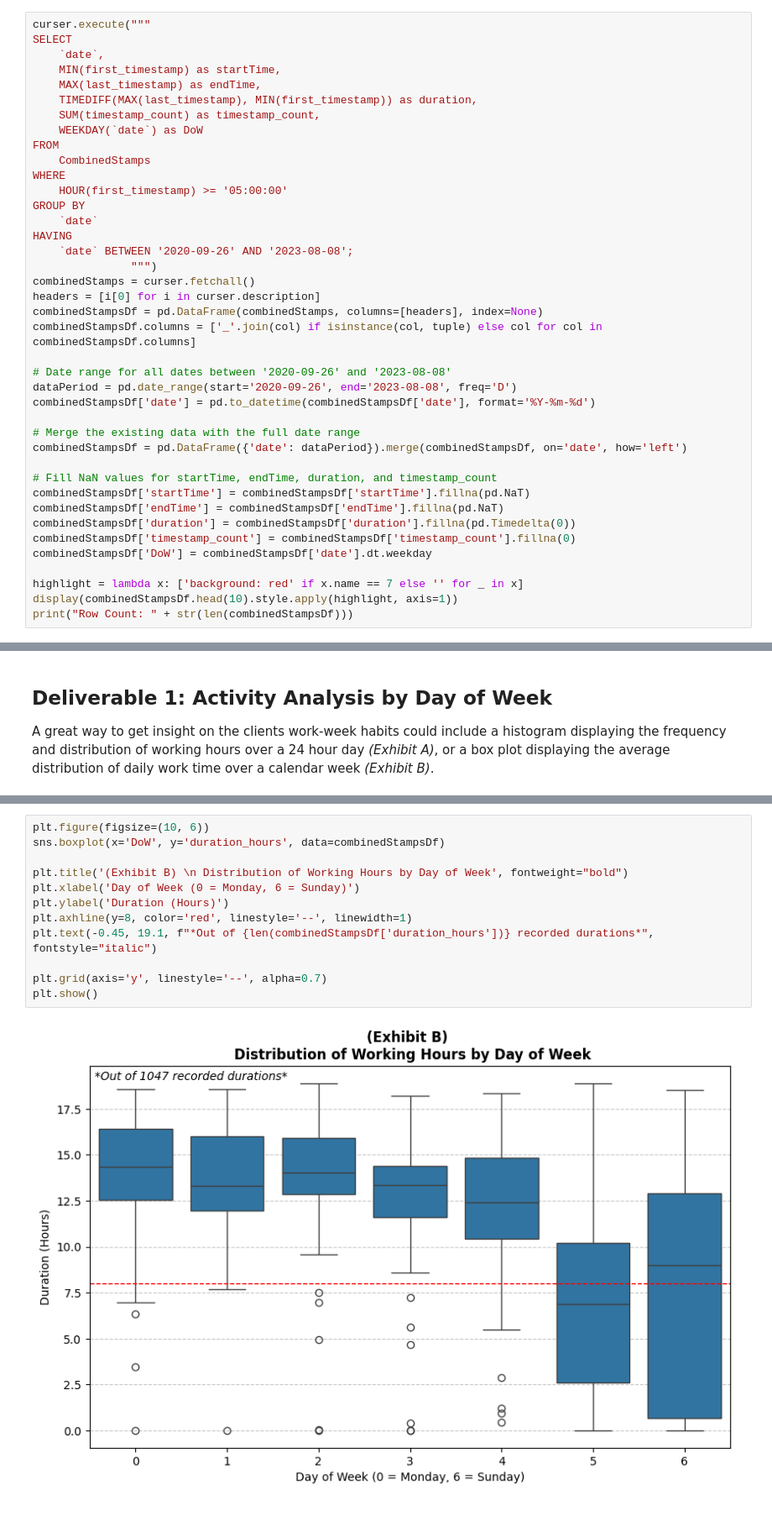
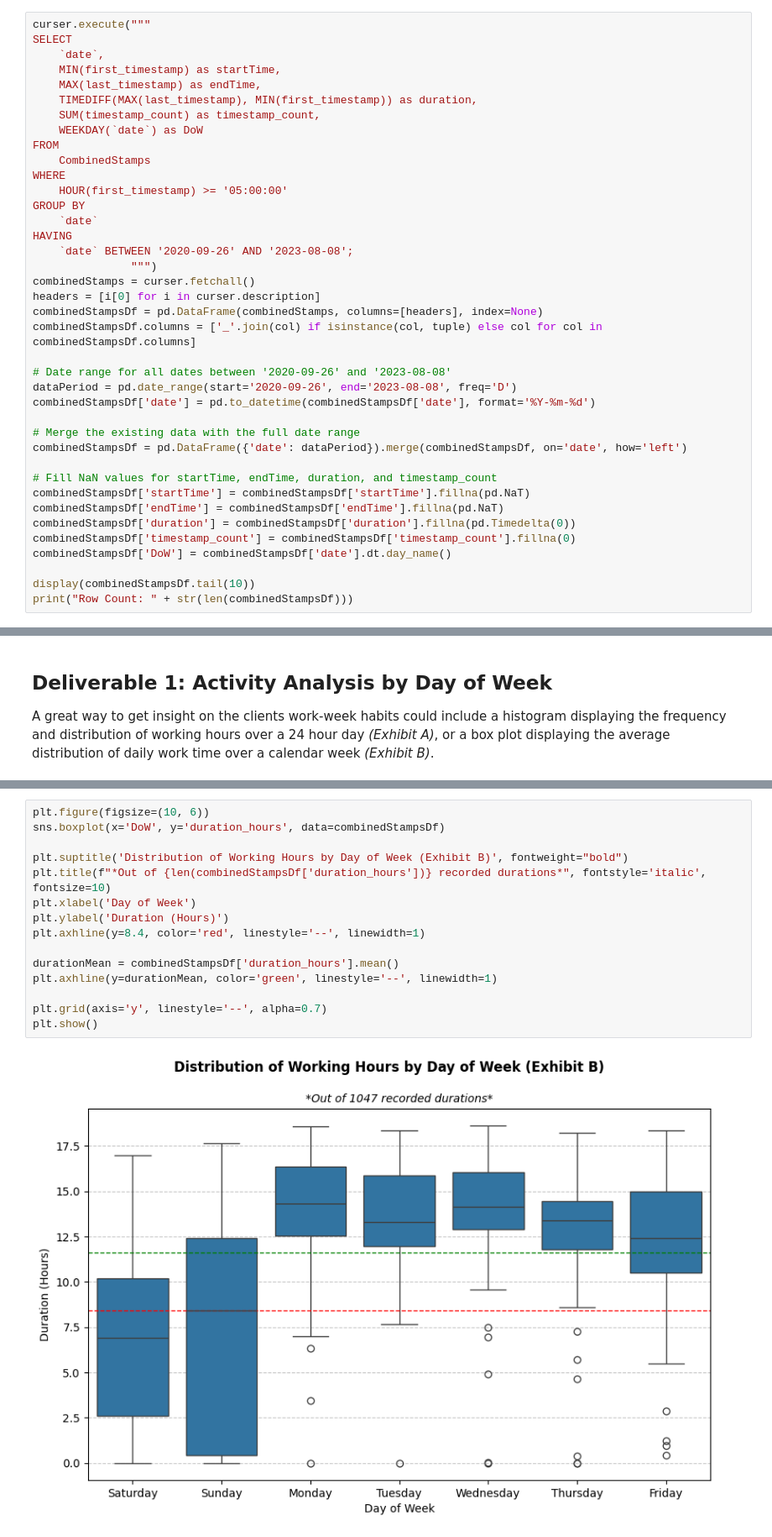
Before and after one commit to SB0912/Consulting-Portfolio, a Jupyter notebook: HvT.ipynb, the cells around one changed output, grey strips where cells are left out. Shown at 84% size. Cells and saved outputs as stored; diff of their text form.

```diff
--- a/HvT.ipynb
+++ b/HvT.ipynb
@@ -215,10 +220,9 @@ combinedStampsDf['startTime'] = combinedStampsDf['startTime'].fillna(pd.NaT)
 combinedStampsDf['endTime'] = combinedStampsDf['endTime'].fillna(pd.NaT)
 combinedStampsDf['duration'] = combinedStampsDf['duration'].fillna(pd.Timedelta(0))
 combinedStampsDf['timestamp_count'] = combinedStampsDf['timestamp_count'].fillna(0)
-combinedStampsDf['DoW'] = combinedStampsDf['date'].dt.weekday
+combinedStampsDf['DoW'] = combinedStampsDf['date'].dt.day_name()
 
-highlight = lambda x: ['background: red' if x.name == 7 else '' for _ in x]
-display(combinedStampsDf.head(10).style.apply(highlight, axis=1))
+display(combinedStampsDf.tail(10))
 print("Row Count: " + str(len(combinedStampsDf)))
 # %% [output]
 |  | date | startTime | endTime | duration | timestamp_count | DoW |
@@ -262,14 +266,17 @@ Now what days were spent working those eleven to fourteen hours where the distro
 # %%
 plt.figure(figsize=(10, 6))
 sns.boxplot(x='DoW', y='duration_hours', data=combinedStampsDf)
 
-plt.title('(Exhibit B) \n Distribution of Working Hours by Day of Week', fontweight="bold")
-plt.xlabel('Day of Week (0 = Monday, 6 = Sunday)')
+plt.suptitle('Distribution of Working Hours by Day of Week (Exhibit B)', fontweight="bold")
+plt.title(f"*Out of {len(combinedStampsDf['duration_hours'])} recorded durations*", fontstyle='italic', fontsize=10)
+plt.xlabel('Day of Week')
 plt.ylabel('Duration (Hours)')
-plt.axhline(y=8, color='red', linestyle='--', linewidth=1)
-plt.text(-0.45, 19.1, f"*Out of {len(combinedStampsDf['duration_hours'])} recorded durations*", fontstyle="italic")
+plt.axhline(y=8.4, color='red', linestyle='--', linewidth=1)
+
+durationMean = combinedStampsDf['duration_hours'].mean()
+plt.axhline(y=durationMean, color='green', linestyle='--', linewidth=1)
 
 plt.grid(axis='y', linestyle='--', alpha=0.7)
 plt.show()
 # %% [output]
-[figure, old version]
+[figure, new version]
```
Also changed, not shown: parts of 18 cells of this notebook.
